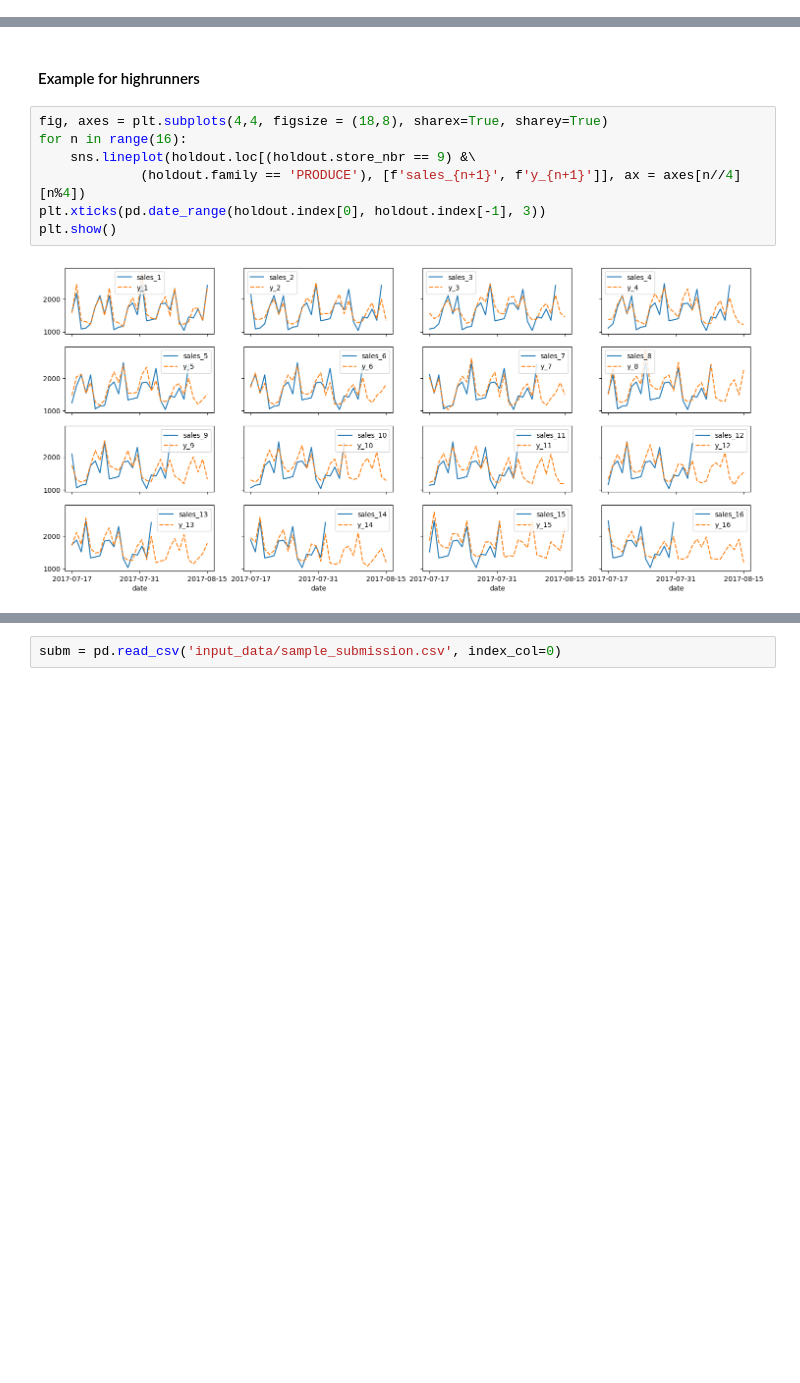
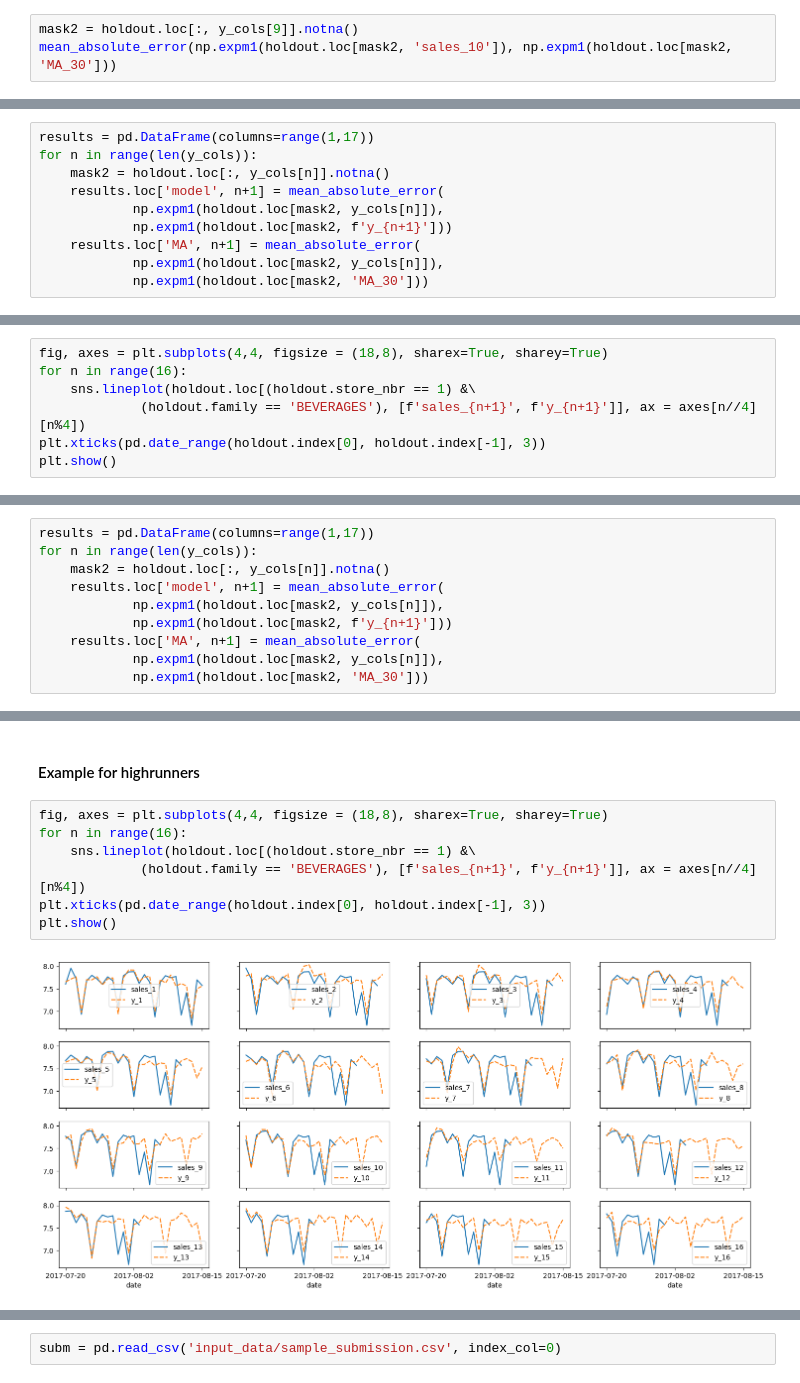
Before and after one commit to ximfac/store_sales, a Jupyter notebook: modeling.ipynb, the cells around one changed output, grey strips where cells are left out. Drawn from its saved outputs; the diff is of its cells as text; blank space fills up the shorter version.

Commit message:
Update modeling

```diff
--- a/modeling.ipynb
+++ b/modeling.ipynb
@@ -268,0 +475,3 @@ for n in range(len(y_cols)):
+# %%
+mask2 = holdout.loc[:, y_cols[9]].notna()
+mean_absolute_error(np.expm1(holdout.loc[mask2, 'sales_10']), np.expm1(holdout.loc[mask2, 'MA_30']))
@@ -268,0 +626,10 @@ for n in range(len(y_cols)):
+# %%
+results = pd.DataFrame(columns=range(1,17))
+for n in range(len(y_cols)):
+    mask2 = holdout.loc[:, y_cols[n]].notna()
+    results.loc['model', n+1] = mean_absolute_error(
+            np.expm1(holdout.loc[mask2, y_cols[n]]),
+            np.expm1(holdout.loc[mask2, f'y_{n+1}']))
+    results.loc['MA', n+1] = mean_absolute_error(
+            np.expm1(holdout.loc[mask2, y_cols[n]]),
+            np.expm1(holdout.loc[mask2, 'MA_30']))
@@ -268,0 +642,7 @@ for n in range(len(y_cols)):
+# %%
+fig, axes = plt.subplots(4,4, figsize = (18,8), sharex=True, sharey=True)
+for n in range(16):
+    sns.lineplot(holdout.loc[(holdout.store_nbr == 1) &\
+             (holdout.family == 'BEVERAGES'), [f'sales_{n+1}', f'y_{n+1}']], ax = axes[n//4][n%4])
+plt.xticks(pd.date_range(holdout.index[0], holdout.index[-1], 3))
+plt.show()
@@ -268,0 +818,10 @@ for n in range(len(y_cols)):
+# %%
+results = pd.DataFrame(columns=range(1,17))
+for n in range(len(y_cols)):
+    mask2 = holdout.loc[:, y_cols[n]].notna()
+    results.loc['model', n+1] = mean_absolute_error(
+            np.expm1(holdout.loc[mask2, y_cols[n]]),
+            np.expm1(holdout.loc[mask2, f'y_{n+1}']))
+    results.loc['MA', n+1] = mean_absolute_error(
+            np.expm1(holdout.loc[mask2, y_cols[n]]),
+            np.expm1(holdout.loc[mask2, 'MA_30']))
@@ -276,12 +866,12 @@ results
 # %%
 fig, axes = plt.subplots(4,4, figsize = (18,8), sharex=True, sharey=True)
 for n in range(16):
-    sns.lineplot(holdout.loc[(holdout.store_nbr == 9) &\
-             (holdout.family == 'PRODUCE'), [f'sales_{n+1}', f'y_{n+1}']], ax = axes[n//4][n%4])
+    sns.lineplot(holdout.loc[(holdout.store_nbr == 1) &\
+             (holdout.family == 'BEVERAGES'), [f'sales_{n+1}', f'y_{n+1}']], ax = axes[n//4][n%4])
 plt.xticks(pd.date_range(holdout.index[0], holdout.index[-1], 3))
 plt.show()
 # %% [output]
-[figure, old version]
+[figure, new version]
 # %%
 fig, axes = plt.subplots(4,4, figsize = (18,8), sharex=True, sharey=True)
 for n in range(16):
```
Also changed, not shown: parts of 166 cells of this notebook, 2 other files.
